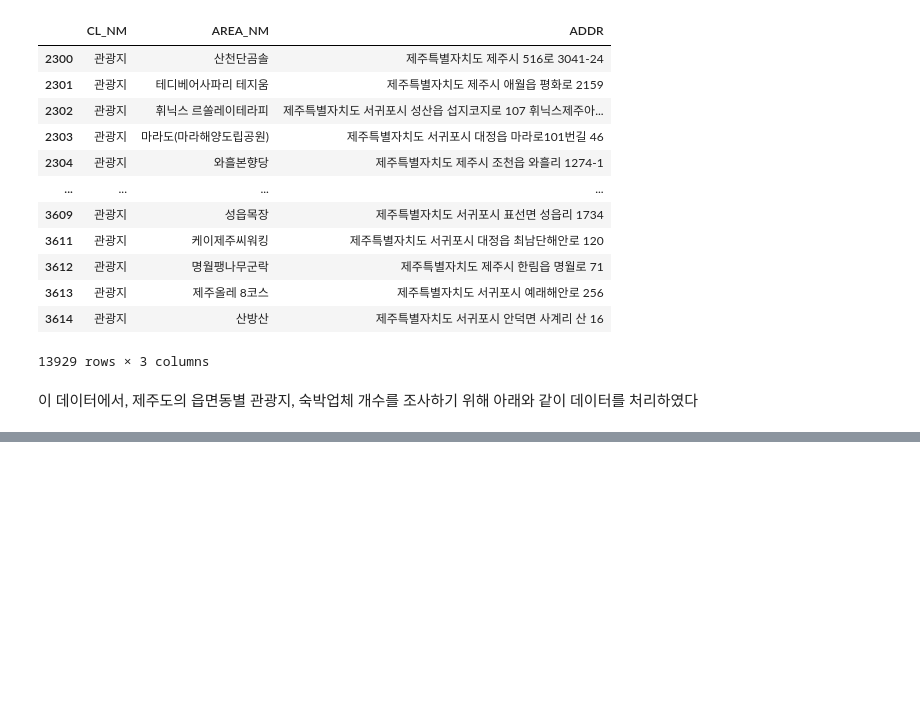
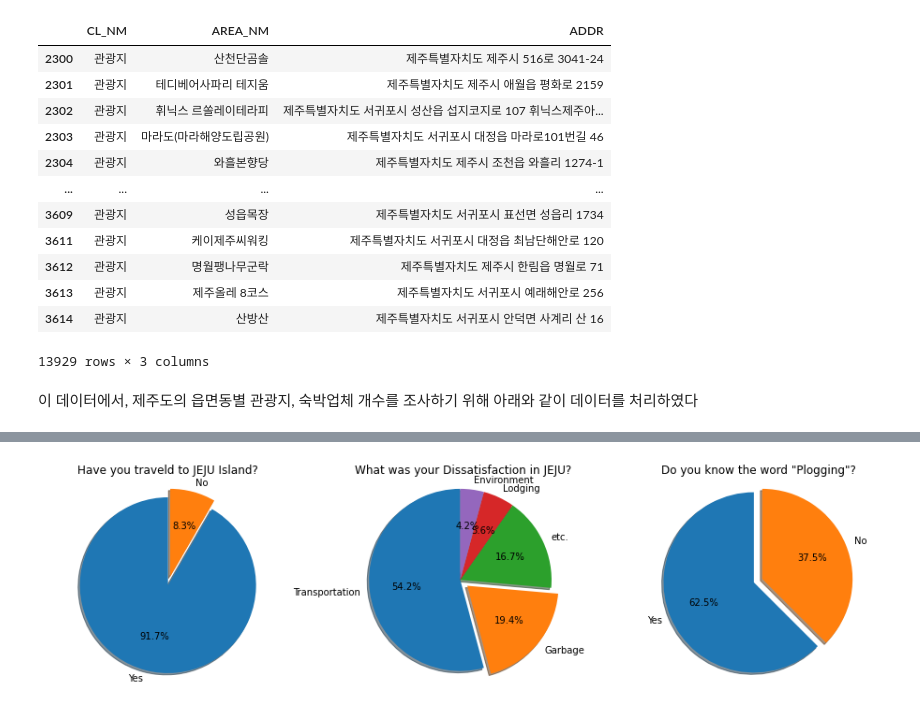
Before and after one commit to invalidid56/DA_overtourism, a Jupyter notebook: data_analysis.ipynb, the cells around one changed output, grey strips where cells are left out. Drawn from its saved outputs; the diff is of its cells as text; code cells hidden in the pictures; blank space fills up the shorter version.

```diff
--- a/data_analysis.ipynb
+++ b/data_analysis.ipynb
@@ -415,0 +409,3 @@ print('성수기 방문인구-쓰레기 생산량 상관계수: {0}'.format(np.c
+# %%
+survey = pd.read_excel('plogging_form.xlsx').drop(['타임스탬프'], axis=1)
+survey
@@ -415,0 +426,40 @@ print('성수기 방문인구-쓰레기 생산량 상관계수: {0}'.format(np.c
+# %%
+f, axes = plt.subplots(1, 3, figsize=(16, 4))
+
+# 제주도 여행 경험
+labels = ('Yes', 'No')
+total = len(survey['제주도 여행을 한 경험이 있나요?'])
+yes = len(survey[survey['제주도 여행을 한 경험이 있나요?'] == '예'])
+no = total - yes
+sizes = [yes, no]
+
+axes[0].pie(sizes, labels=labels, autopct='%1.1f%%', shadow=True, startangle=90, explode=(0.1, 0))
+axes[0].axis('equal')
+axes[0].set_title('Have you traveld to JEJU Island?')
+
+# 제주도 여행 중 쓰레기 문제
+problem = survey['제주도 여행에서 가장 불만이었던 점이 무엇인가요?']
+total = len(problem)
+p_c = dict(problem.value_counts())
+
+axes[1].pie(p_c.values(), labels=['Transportation', 'Garbage', 'etc.', 'Lodging', 'Environment'],
+            autopct='%1.1f%%', shadow=True, startangle=90, explode=(0, 0.1, 0, 0, 0))
+axes[1].axis('equal')
+
+axes[1].set_title('What was your Dissatisfaction in JEJU?')
+
+# 플로깅에 대한 인지도
+knownledge= survey["최근에 <이상한 변호사 우영우>에서 등장하기도 했던, 조깅하면서 쓰레기를 줍는 행위인 '플로깅'에 대해 알고 계신가요?"]
+total = len(knownledge)
+k_c = dict(knownledge.value_counts())
+
+axes[2].pie(k_c.values(), labels=['Yes', 'No'],
+            autopct='%1.1f%%', shadow=True, startangle=90, explode=(0.1, 0))
+axes[2].axis('equal')
+
+axes[2].set_title('Do you know the word "Plogging"?')
+
+
+plt.show()
+# %% [output]
+[figure, added]
```
Also changed, not shown: parts of 43 cells of this notebook, 2 other files.
